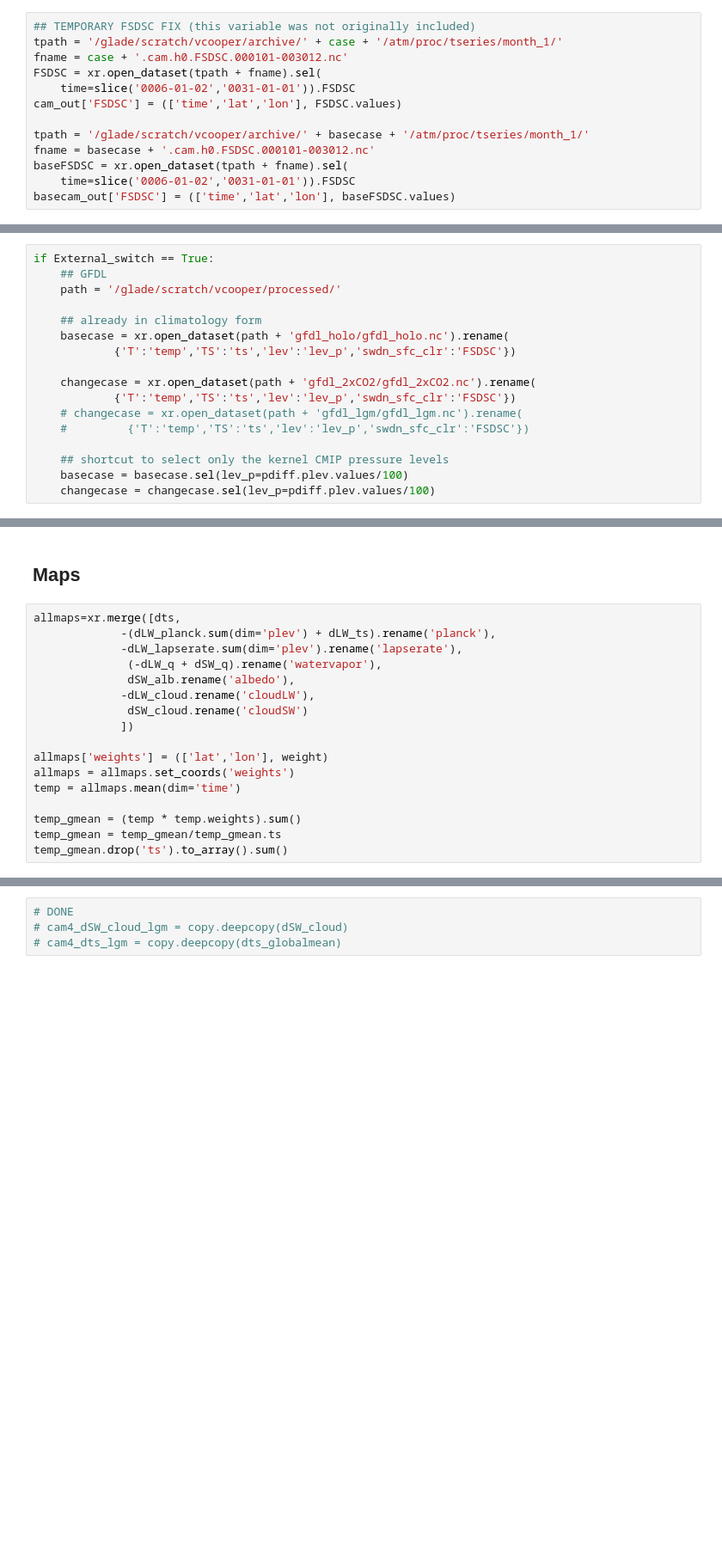
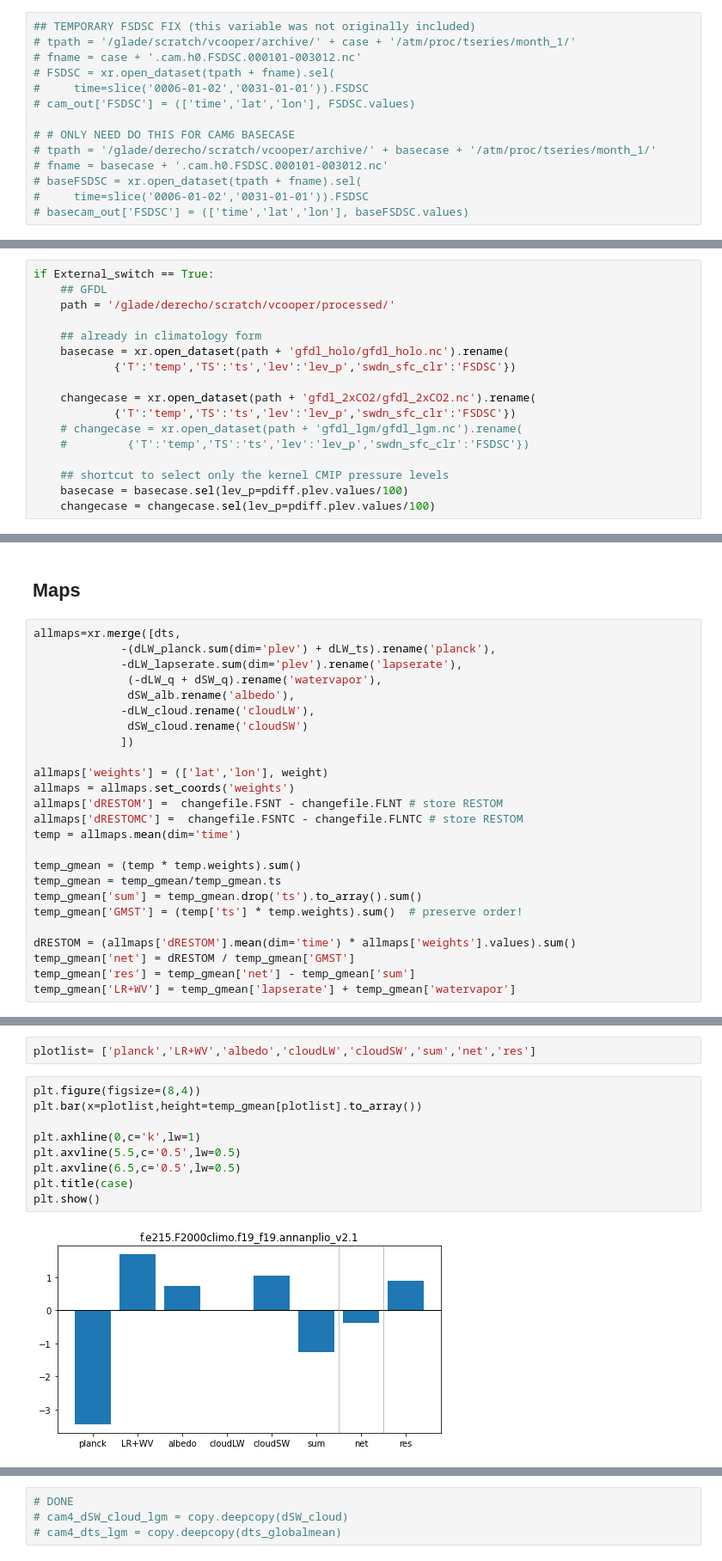
Before and after one commit to vtcooper/cam5-kernels, a Jupyter notebook: allkernel.ipynb, the cells around one changed output, grey strips where cells are left out. Shown at 86% size. Saved outputs shown, nothing was run; the diff lists cells and outputs as text; blank space fills up the shorter version.

```diff
--- a/allkernel.ipynb
+++ b/allkernel.ipynb
@@ -112,17 +130,18 @@ fname = case + '.cam.h0.tseries_interp.nc'
 cam_out = xr.open_dataset(path + case +'/'+fname)
 # %%
 ## TEMPORARY FSDSC FIX (this variable was not originally included)
-tpath = '/glade/scratch/vcooper/archive/' + case + '/atm/proc/tseries/month_1/'
-fname = case + '.cam.h0.FSDSC.000101-003012.nc'
-FSDSC = xr.open_dataset(tpath + fname).sel(
-    time=slice('0006-01-02','0031-01-01')).FSDSC
-cam_out['FSDSC'] = (['time','lat','lon'], FSDSC.values)
+# tpath = '/glade/scratch/vcooper/archive/' + case + '/atm/proc/tseries/month_1/'
+# fname = case + '.cam.h0.FSDSC.000101-003012.nc'
+# FSDSC = xr.open_dataset(tpath + fname).sel(
+#     time=slice('0006-01-02','0031-01-01')).FSDSC
+# cam_out['FSDSC'] = (['time','lat','lon'], FSDSC.values)
 
-tpath = '/glade/scratch/vcooper/archive/' + basecase + '/atm/proc/tseries/month_1/'
-fname = basecase + '.cam.h0.FSDSC.000101-003012.nc'
-baseFSDSC = xr.open_dataset(tpath + fname).sel(
-    time=slice('0006-01-02','0031-01-01')).FSDSC
-basecam_out['FSDSC'] = (['time','lat','lon'], baseFSDSC.values)
+# # ONLY NEED DO THIS FOR CAM6 BASECASE
+# tpath = '/glade/derecho/scratch/vcooper/archive/' + basecase + '/atm/proc/tseries/month_1/'
+# fname = basecase + '.cam.h0.FSDSC.000101-003012.nc'
+# baseFSDSC = xr.open_dataset(tpath + fname).sel(
+#     time=slice('0006-01-02','0031-01-01')).FSDSC
+# basecam_out['FSDSC'] = (['time','lat','lon'], baseFSDSC.values)
 # %%
 ## this is stupid code to fix the months
 init_bound = np.array(xr.cftime_range(start="0006", periods=1, freq="MS", calendar="noleap")[0])
@@ -160,7 +176,7 @@ if External_switch == False:
 # %%
 if External_switch == True:
     ## GFDL
-    path = '/glade/scratch/vcooper/processed/'
+    path = '/glade/derecho/scratch/vcooper/processed/'
 
     ## already in climatology form
     basecase = xr.open_dataset(path + 'gfdl_holo/gfdl_holo.nc').rename(
@@ -917,8 +956,16 @@ allmaps=xr.merge([dts,
 
 allmaps['weights'] = (['lat','lon'], weight)
 allmaps = allmaps.set_coords('weights')
+allmaps['dRESTOM'] =  changefile.FSNT - changefile.FLNT # store RESTOM
+allmaps['dRESTOMC'] =  changefile.FSNTC - changefile.FLNTC # store RESTOM
 temp = allmaps.mean(dim='time')
 
 temp_gmean = (temp * temp.weights).sum()
 temp_gmean = temp_gmean/temp_gmean.ts
-temp_gmean.drop('ts').to_array().sum()
+temp_gmean['sum'] = temp_gmean.drop('ts').to_array().sum()
+temp_gmean['GMST'] = (temp['ts'] * temp.weights).sum()  # preserve order!
+
+dRESTOM = (allmaps['dRESTOM'].mean(dim='time') * allmaps['weights'].values).sum()
+temp_gmean['net'] = dRESTOM / temp_gmean['GMST']
+temp_gmean['res'] = temp_gmean['net'] - temp_gmean['sum']
+temp_gmean['LR+WV'] = temp_gmean['lapserate'] + temp_gmean['watervapor']
@@ -924,0 +976,13 @@ temp_gmean.drop('ts').to_array().sum()
+# %%
+plotlist= ['planck','LR+WV','albedo','cloudLW','cloudSW','sum','net','res']
+# %%
+plt.figure(figsize=(8,4))
+plt.bar(x=plotlist,height=temp_gmean[plotlist].to_array())
+
+plt.axhline(0,c='k',lw=1)
+plt.axvline(5.5,c='0.5',lw=0.5)
+plt.axvline(6.5,c='0.5',lw=0.5)
+plt.title(case)
+plt.show()
+# %% [output]
+[figure, added]
```
Also changed, not shown: parts of 39 cells of this notebook, 1 other file.
